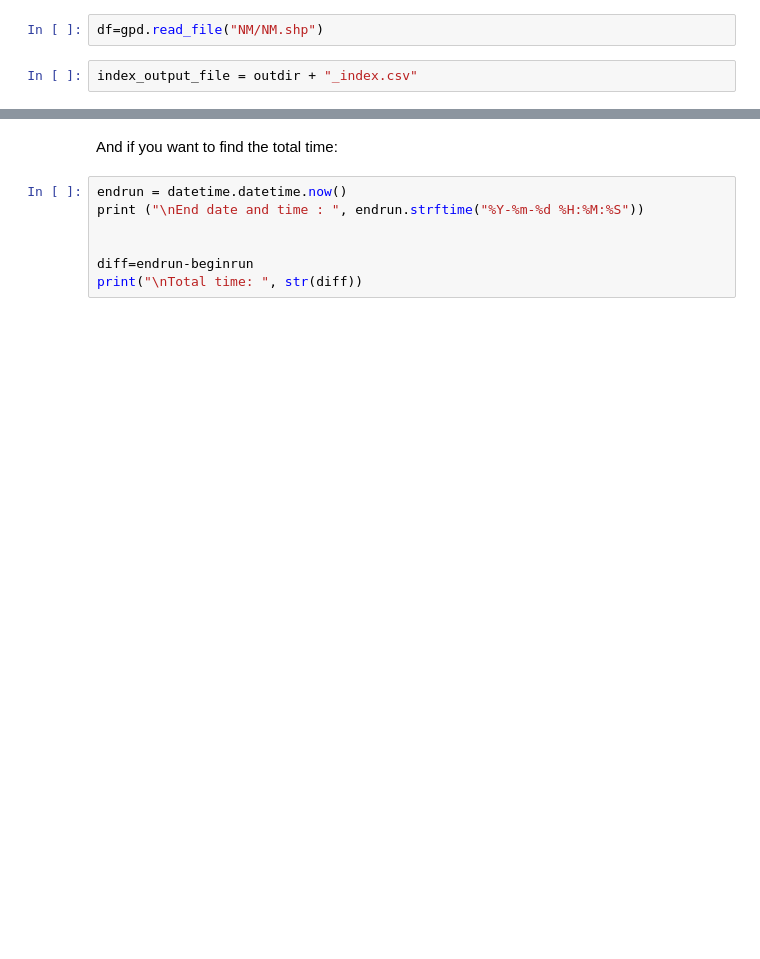
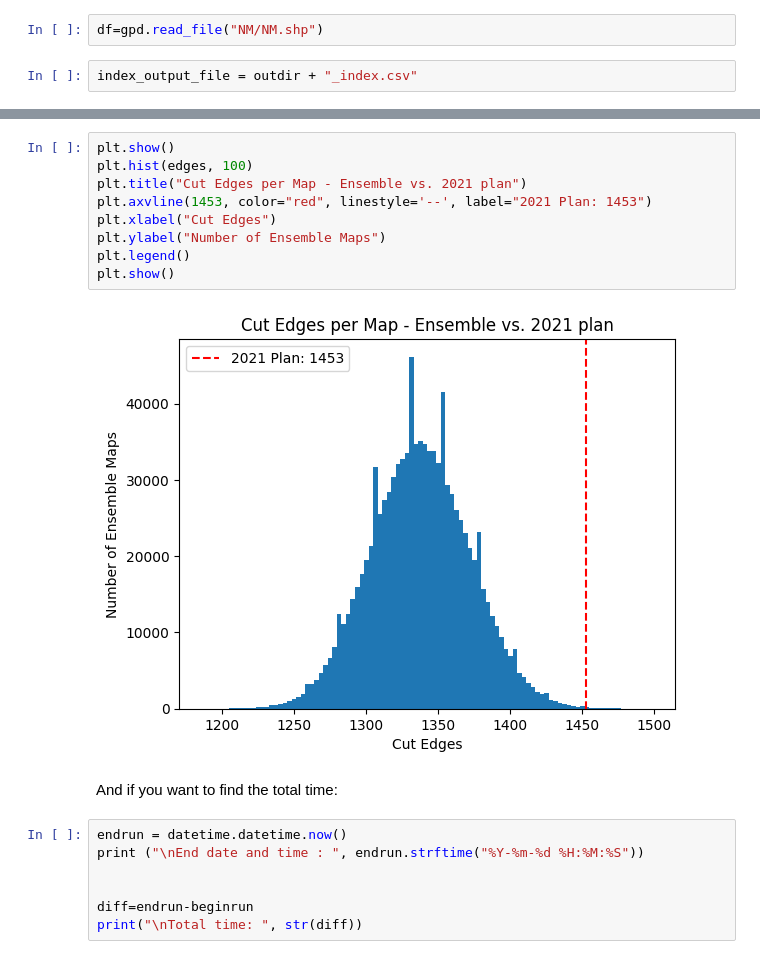
Before and after one commit to PaulMares/NMHouse, a Jupyter notebook: NM_recom SOS18.ipynb, the cells around one changed output, grey strips where cells are left out. Cells and saved outputs as stored; diff of their text form; blank space fills up the shorter version.

```diff
--- a/NM_recom SOS18.ipynb
+++ b/NM_recom SOS18.ipynb
@@ -194,3 +285,14 @@ with open(index_output_file, mode='w') as index_file:
+# %%
+plt.show()
+plt.hist(edges, 100)
+plt.title("Cut Edges per Map - Ensemble vs. 2021 plan")
+plt.axvline(1453, color="red", linestyle='--', label="2021 Plan: 1453")
+plt.xlabel("Cut Edges")
+plt.ylabel("Number of Ensemble Maps")
+plt.legend()
+plt.show()
+# %% [output]
+[figure, added]
 # %% [markdown]
 And if you want to find the total time:
 # %%
```
Also changed, not shown: parts of 19 cells of this notebook, 2 other files.
